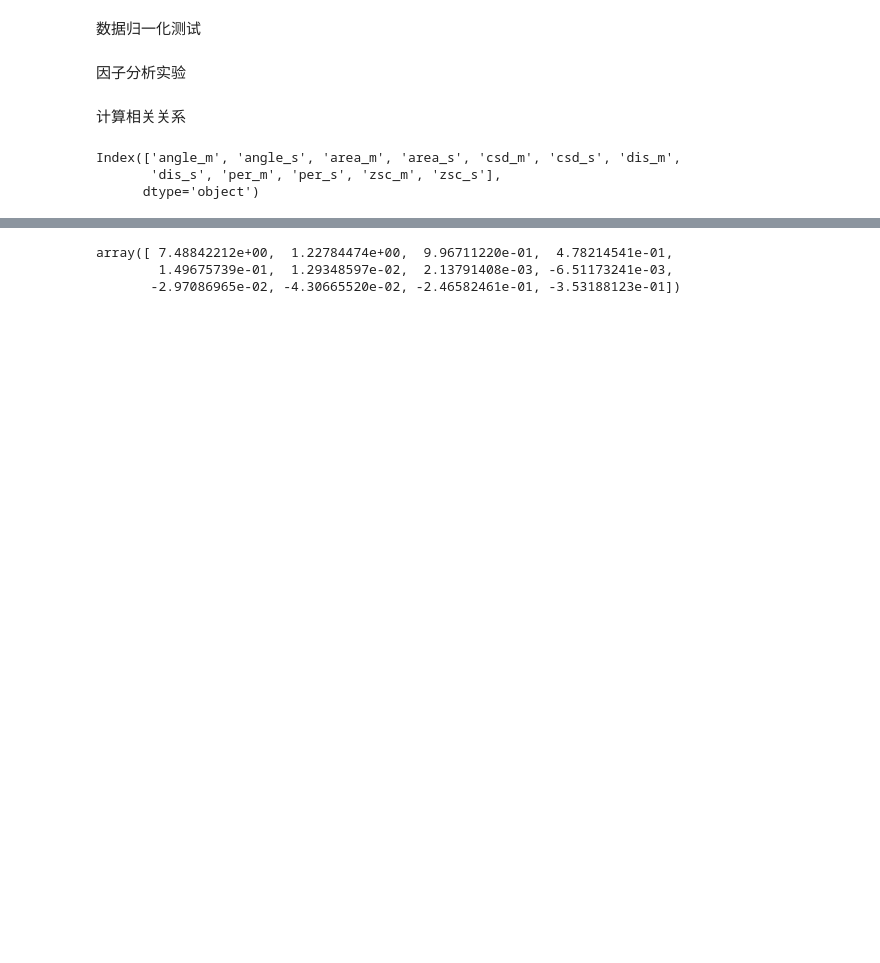
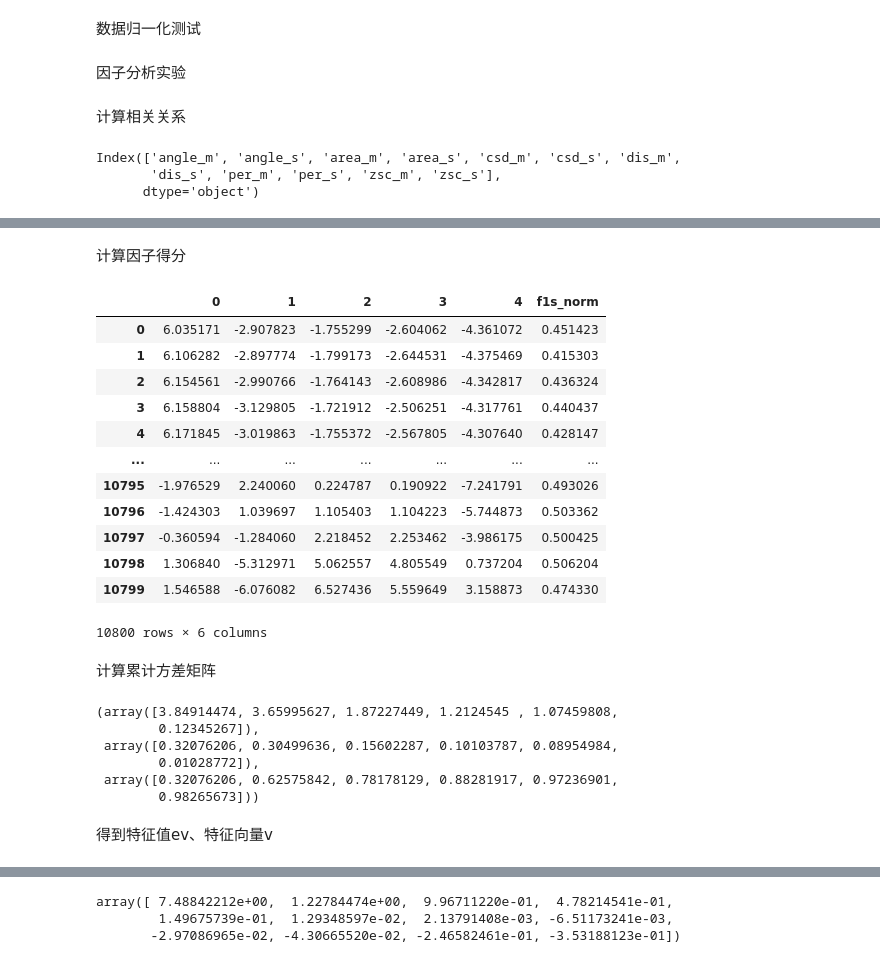
Before and after one commit to DLoveS1314/test_RandomForestRegressor, a Jupyter notebook: processdata.ipynb, the cells around one changed output, grey strips where cells are left out. Drawn from its saved outputs; the diff is of its cells as text; code cells hidden in the pictures; blank space fills up the shorter version.

```diff
--- a/processdata.ipynb
+++ b/processdata.ipynb
@@ -376,7 +398,7 @@ from sklearn.preprocessing import MinMaxScaler
 # %% [markdown]
 计算相关关系
 # %%
-path = '/home/dls/data/openmmlab/test_RandomForestRegressor/merge_all.csv'
+path = '/home/dls/data/openmmlab/test_RandomForestRegressor/large_samples_b60_all.csv'
 # path ='/home/dls/data/openmmlab/test_RandomForestRegressor/processdata/FULLER4D_6_process.csv'
 # path ='/home/dls/data/openmmlab/test_RandomForestRegressor/processdata/FULLER4H_6_process.csv'
 # path ='/home/dls/data/openmmlab/test_RandomForestRegressor/processdata/FULLER4T_6_process.csv'
@@ -427,10 +449,13 @@ with open('/home/dls/data/openmmlab/test_RandomForestRegressor/log_norm_norm.txt
 # 发现归一化与不归一化结果相同 但是归一化后 对随机森林方便验证
 
 #提取包含norm的值作为自变量
+
 namefilter =[name for name in df_normalized.columns if (('norm'in name) and ('_ir' not in name)) ]
+
 df_normalized = df_normalized[namefilter]##loc 去除方差行 选择多列和多行
-newcolumns = []
+# newcolumns = []
 df_normalized_temp = pd.DataFrame()
+
 for name ,value in df_normalized.items():
     if 'std'in name :
         base=name.split('_')[0]
@@ -618,13 +662,16 @@ print(kmo_model)
 # %%
 from factor_analyzer import FactorAnalyzer
-
+import numpy as np
 # 读取数据
 # data = pd.read_csv('data.csv')
 
 # 初始化因子分析模型，并使用最大似然方法对数据进行因子分析
-fa = FactorAnalyzer(method='ml', n_factors=3, rotation='varimax')
+fa = FactorAnalyzer(  n_factors=5, rotation='varimax')
 fa.fit(df_normalized)
 # 输出因子载荷矩阵
 loadings = fa.loadings_
-print(loadings)
+loadings[np.where(loadings<0.52)]=0.0
+loadings =np.round(loadings,3)
+loading_df =pd.DataFrame(loadings,index= df_normalized.columns)
+loading_df.shape
 # %% [output]
@@ -643,3 +695,40 @@ print(loadings)
+# %% [markdown]
+计算因子得分
+# %%
+df_score = pd.DataFrame(fa.transform(df_normalized))
+df_score##得到公因子
+dataset_all = pd.concat([df_score,data_y['f1s_norm']],axis=1)
+dataset_all.to_csv('score_factor.csv',index=False)
+# %%
+dataset_all
+# %% [output]
+|  | 0 | 1 | 2 | 3 | 4 | f1s_norm |
+| 0 | 6.035171 | -2.907823 | -1.755299 | -2.604062 | -4.361072 | 0.451423 |
+| 1 | 6.106282 | -2.897774 | -1.799173 | -2.644531 | -4.375469 | 0.415303 |
+| 2 | 6.154561 | -2.990766 | -1.764143 | -2.608986 | -4.342817 | 0.436324 |
+| 3 | 6.158804 | -3.129805 | -1.721912 | -2.506251 | -4.317761 | 0.440437 |
+| 4 | 6.171845 | -3.019863 | -1.755372 | -2.567805 | -4.307640 | 0.428147 |
+| ... | ... | ... | ... | ... | ... | ... |
+| 10795 | -1.976529 | 2.240060 | 0.224787 | 0.190922 | -7.241791 | 0.493026 |
+| 10796 | -1.424303 | 1.039697 | 1.105403 | 1.104223 | -5.744873 | 0.503362 |
+| 10797 | -0.360594 | -1.284060 | 2.218452 | 2.253462 | -3.986175 | 0.500425 |
+| 10798 | 1.306840 | -5.312971 | 5.062557 | 4.805549 | 0.737204 | 0.506204 |
+| 10799 | 1.546588 | -6.076082 | 6.527436 | 5.559649 | 3.158873 | 0.474330 |
+10800 rows × 6 columns
+# %% [markdown]
+计算累计方差矩阵
+# %%
+
+fa.get_factor_variance()
+# %% [output]
+(array([3.84914474, 3.65995627, 1.87227449, 1.2124545 , 1.07459808,
+        0.12345267]),
+ array([0.32076206, 0.30499636, 0.15602287, 0.10103787, 0.08954984,
+        0.01028772]),
+ array([0.32076206, 0.62575842, 0.78178129, 0.88281917, 0.97236901,
+        0.98265673]))
+# %% [markdown]
+得到特征值ev、特征向量v
 # %%
 # 得到特征值ev、特征向量v
 ev,v=fa.get_eigenvalues()
```
Also changed, not shown: parts of 28 cells of this notebook, 3 other files.
